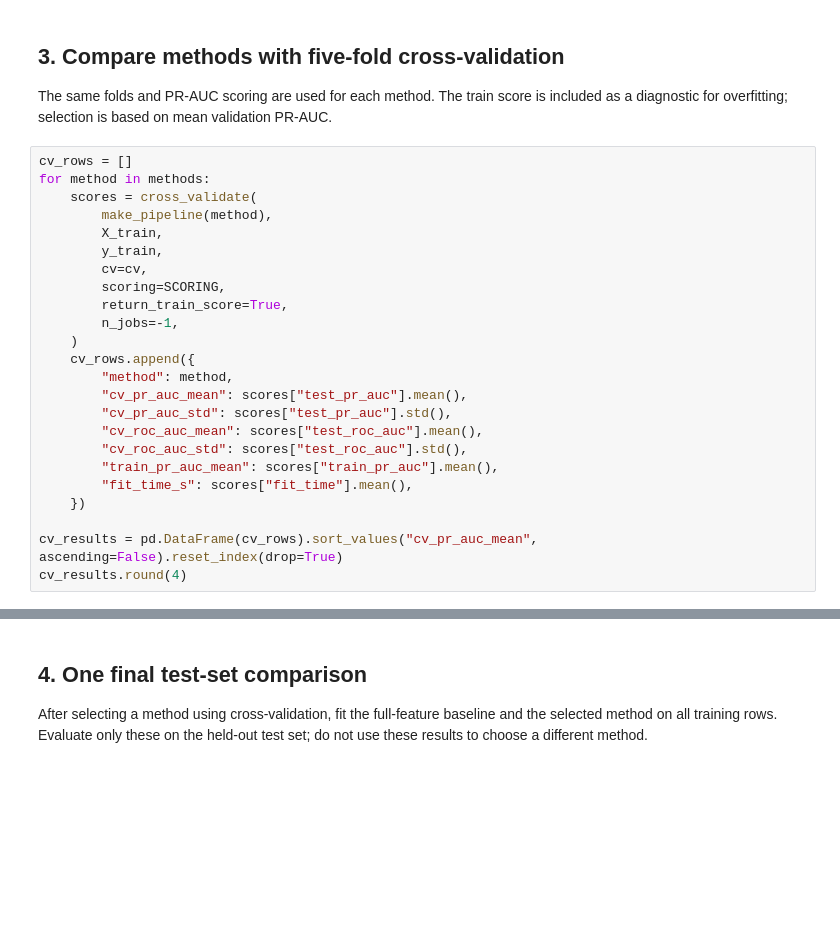
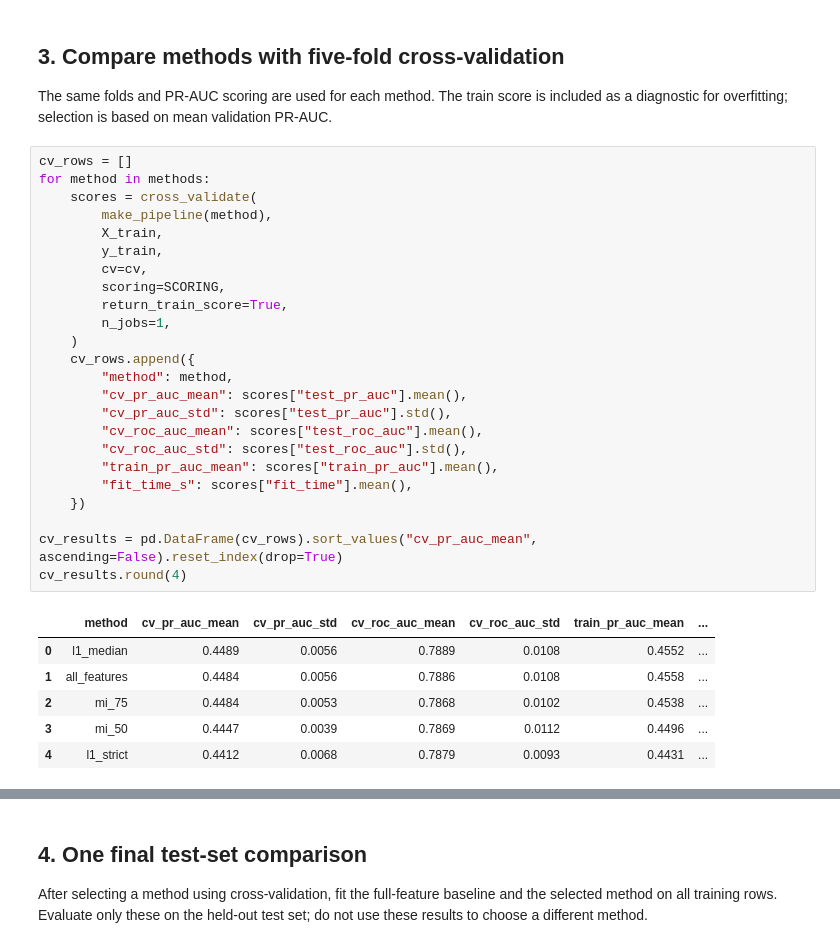
Before and after one commit to AntoninEsilv/MachineLearning, a Jupyter notebook: notebooks/05_feature_selection.ipynb, the cells around one changed output, grey strips where cells are left out. Saved outputs shown, nothing was run; the diff lists cells and outputs as text; blank space fills up the shorter version.

```diff
--- a/notebooks/05_feature_selection.ipynb
+++ b/notebooks/05_feature_selection.ipynb
@@ -92,27 +94,34 @@ The same folds and PR-AUC scoring are used for each method. The train score is i
 # %%
 cv_rows = []
 for method in methods:
     scores = cross_validate(
         make_pipeline(method),
         X_train,
         y_train,
         cv=cv,
         scoring=SCORING,
         return_train_score=True,
-        n_jobs=-1,
+        n_jobs=1,
     )
     cv_rows.append({
         "method": method,
         "cv_pr_auc_mean": scores["test_pr_auc"].mean(),
         "cv_pr_auc_std": scores["test_pr_auc"].std(),
         "cv_roc_auc_mean": scores["test_roc_auc"].mean(),
         "cv_roc_auc_std": scores["test_roc_auc"].std(),
         "train_pr_auc_mean": scores["train_pr_auc"].mean(),
         "fit_time_s": scores["fit_time"].mean(),
     })
 
 cv_results = pd.DataFrame(cv_rows).sort_values("cv_pr_auc_mean", ascending=False).reset_index(drop=True)
 cv_results.round(4)
+# %% [output]
+|  | method | cv_pr_auc_mean | cv_pr_auc_std | cv_roc_auc_mean | cv_roc_auc_std | train_pr_auc_mean | ... |
+| 0 | l1_median | 0.4489 | 0.0056 | 0.7889 | 0.0108 | 0.4552 | ... |
+| 1 | all_features | 0.4484 | 0.0056 | 0.7886 | 0.0108 | 0.4558 | ... |
+| 2 | mi_75 | 0.4484 | 0.0053 | 0.7868 | 0.0102 | 0.4538 | ... |
+| 3 | mi_50 | 0.4447 | 0.0039 | 0.7869 | 0.0112 | 0.4496 | ... |
+| 4 | l1_strict | 0.4412 | 0.0068 | 0.7879 | 0.0093 | 0.4431 | ... |
 # %%
 cv_results.to_csv(RESULTS / "feature_selection_cv.csv", index=False)
 
```
Also changed, not shown: parts of 5 cells of this notebook, 4 other files.
